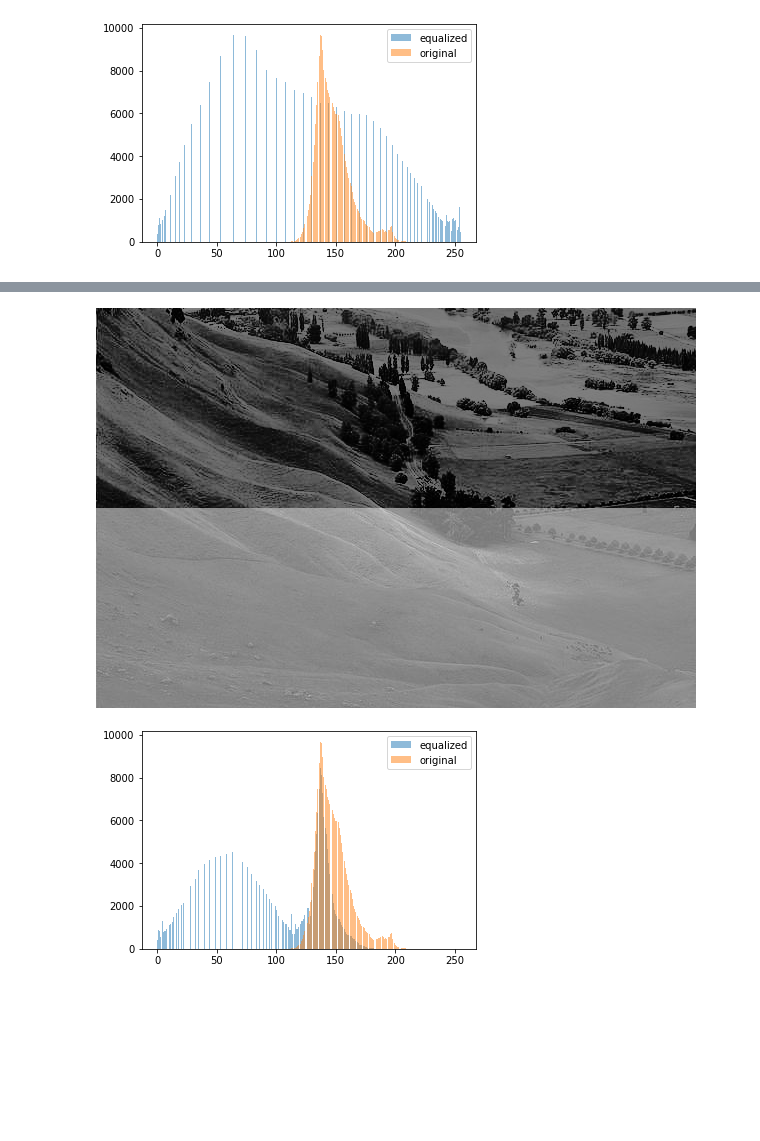
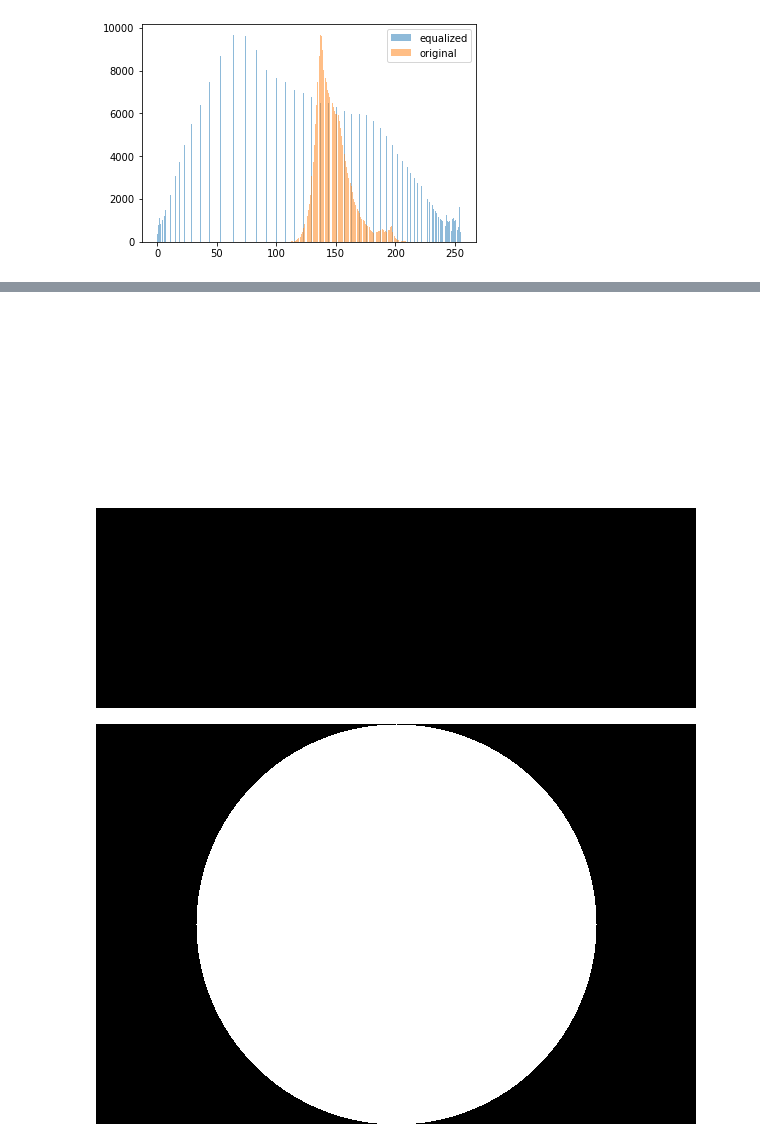
Before and after one commit to MichalKwarta/TSP-parallel-SA, a Jupyter notebook: Hist_equalization/main.ipynb, the cells around one changed output, grey strips where cells are left out. Saved outputs shown, nothing was run; the diff lists cells and outputs as text; code cells hidden in the pictures; blank space fills up the shorter version.

```diff
--- a/Hist_equalization/main.ipynb
+++ b/Hist_equalization/main.ipynb
@@ -57,9 +74,13 @@ seq_with_plotting(image,mask)
+# %%
+mask
+# %% [output]
+[figure, added]
 # %%
+import cv2
 image = np.array(Image.open('data/600x400.png').convert('L'))
-mask = np.zeros(image.shape)
-for row_id,row in enumerate(mask[:len(mask)//2]):
-    mask[row_id]=1
-seq_with_plotting(image,mask)
+img_black = np.zeros(image.shape,np.uint8)
+img_circle = cv2.circle(img_black,(300,200), 200, 255,-1)
-# %% [output]
-[figure, removed]
-[figure, removed]
+# %%
+Image.fromarray(img_circle)
+# %% [output]
+[figure, added]
```
Also changed, not shown: parts of 7 cells of this notebook.
